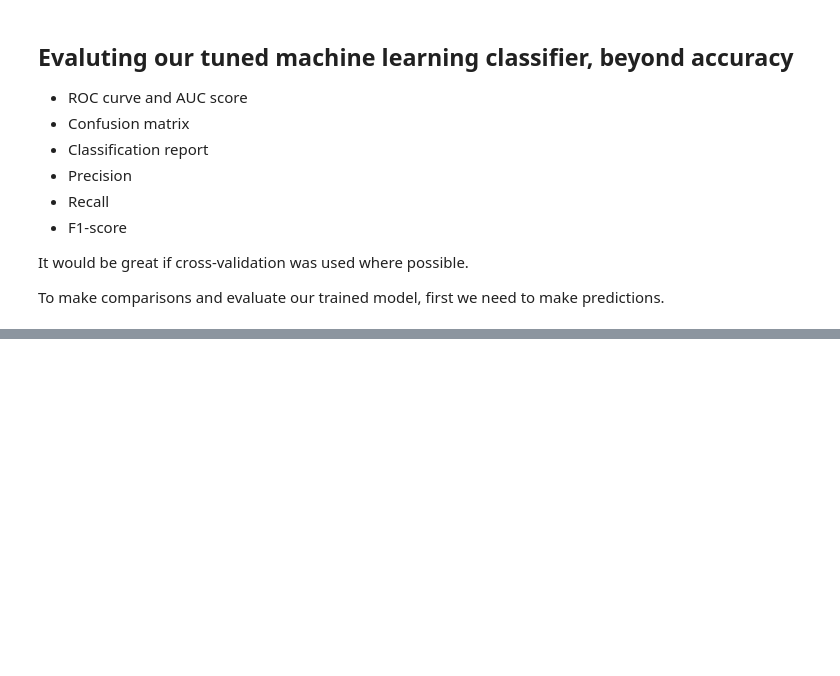
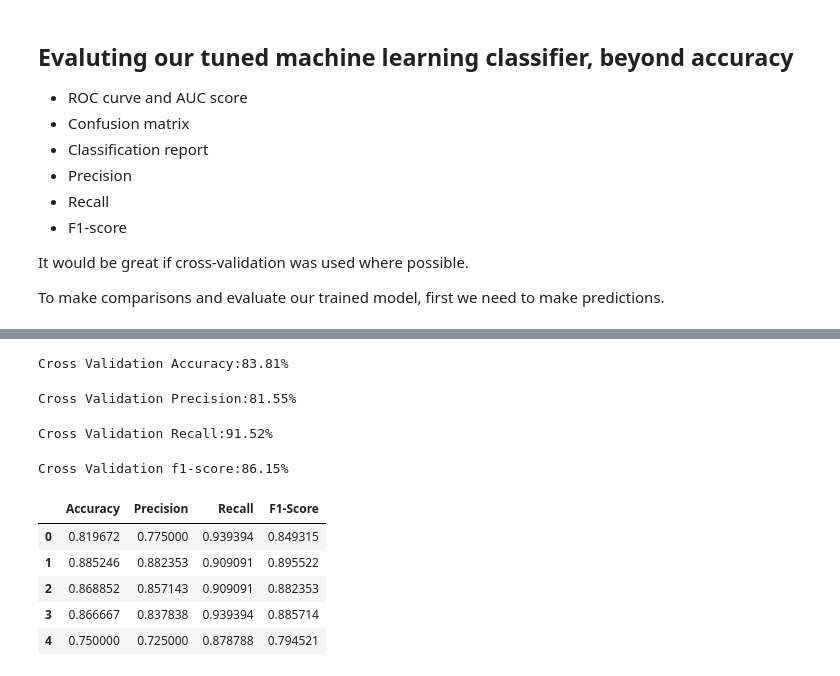
Before and after one commit to FarihaJahanRainy/Heart-Disease_Rainy, a Jupyter notebook: Heart Disease Project.ipynb, the cells around one changed output, grey strips where cells are left out. Cells and saved outputs as stored; diff of their text form; code cells hidden in the pictures; blank space fills up the shorter version.

```diff
--- a/Heart Disease Project.ipynb
+++ b/Heart Disease Project.ipynb
@@ -665,0 +746,54 @@ print(classification_report(Y_test,y_preds))
+# %%
+# Cross-validation accuracy
+cv_acc=cross_val_score(clf,
+               X,
+               Y,
+               cv=5,
+               scoring="accuracy")
+print(f'Cross Validation Accuracy:{np.mean(cv_acc)*100:.2f}%')
+# %% [output]
+Cross Validation Accuracy:83.81%
+# %%
+# Cross-validation precision
+cv_pre=cross_val_score(clf,
+               X,
+               Y,
+               cv=5,
+               scoring="precision")
+print(f'Cross Validation Precision:{np.mean(cv_pre)*100:.2f}%')
+# %% [output]
+Cross Validation Precision:81.55%
+# %%
+# Cross-validation recall
+cv_recall=cross_val_score(clf,
+               X,
+               Y,
+               cv=5,
+               scoring="recall")
+print(f'Cross Validation Recall:{np.mean(cv_recall)*100:.2f}%')
+# %% [output]
+Cross Validation Recall:91.52%
+# %%
+# Cross-validation f1-score
+cv_f1=cross_val_score(clf,
+               X,
+               Y,
+               cv=5,
+               scoring="f1")
+print(f'Cross Validation f1-score:{np.mean(cv_f1)*100:.2f}%')
+# %% [output]
+Cross Validation f1-score:86.15%
+# %%
+# Visualize cross-validated metrics
+cv_metrics=pd.DataFrame({"Accuracy":cv_acc,
+                        "Precision":cv_pre,
+                        "Recall":cv_recall,
+                        "F1-Score":cv_f1})
+cv_metrics
+# %% [output]
+|  | Accuracy | Precision | Recall | F1-Score |
+| 0 | 0.819672 | 0.775000 | 0.939394 | 0.849315 |
+| 1 | 0.885246 | 0.882353 | 0.909091 | 0.895522 |
+| 2 | 0.868852 | 0.857143 | 0.909091 | 0.882353 |
+| 3 | 0.866667 | 0.837838 | 0.939394 | 0.885714 |
+| 4 | 0.750000 | 0.725000 | 0.878788 | 0.794521 |
```
Also changed, not shown: parts of 34 cells of this notebook.
